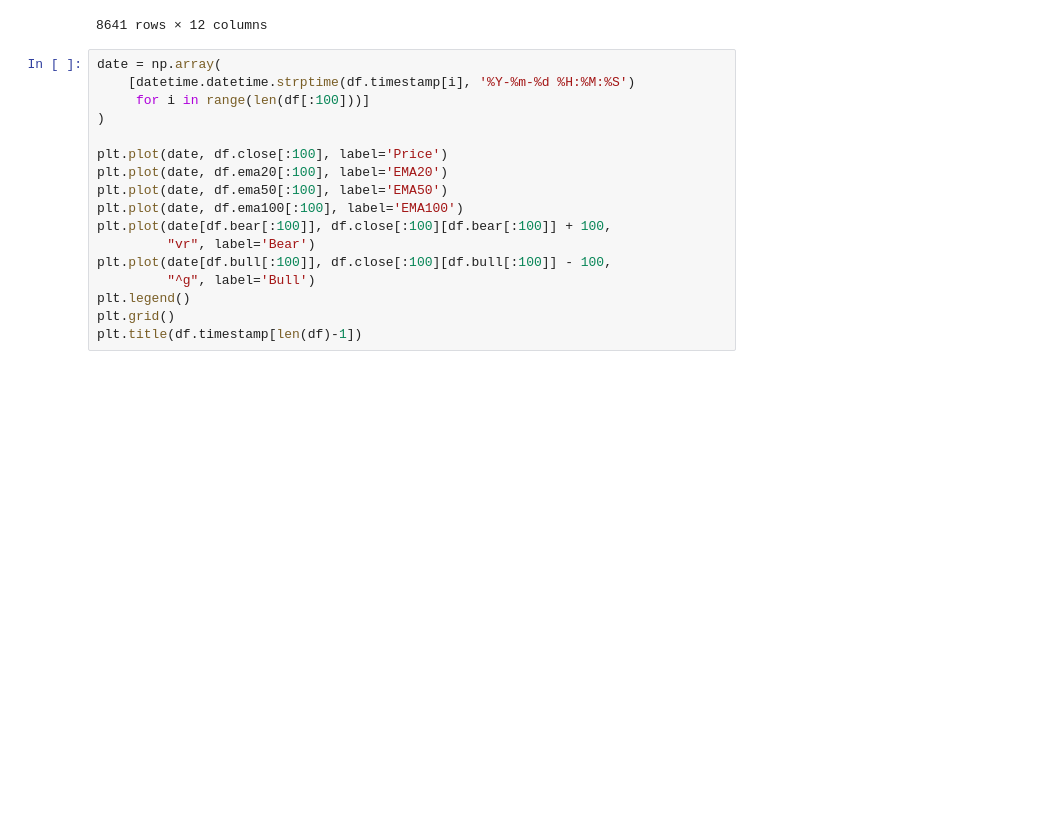
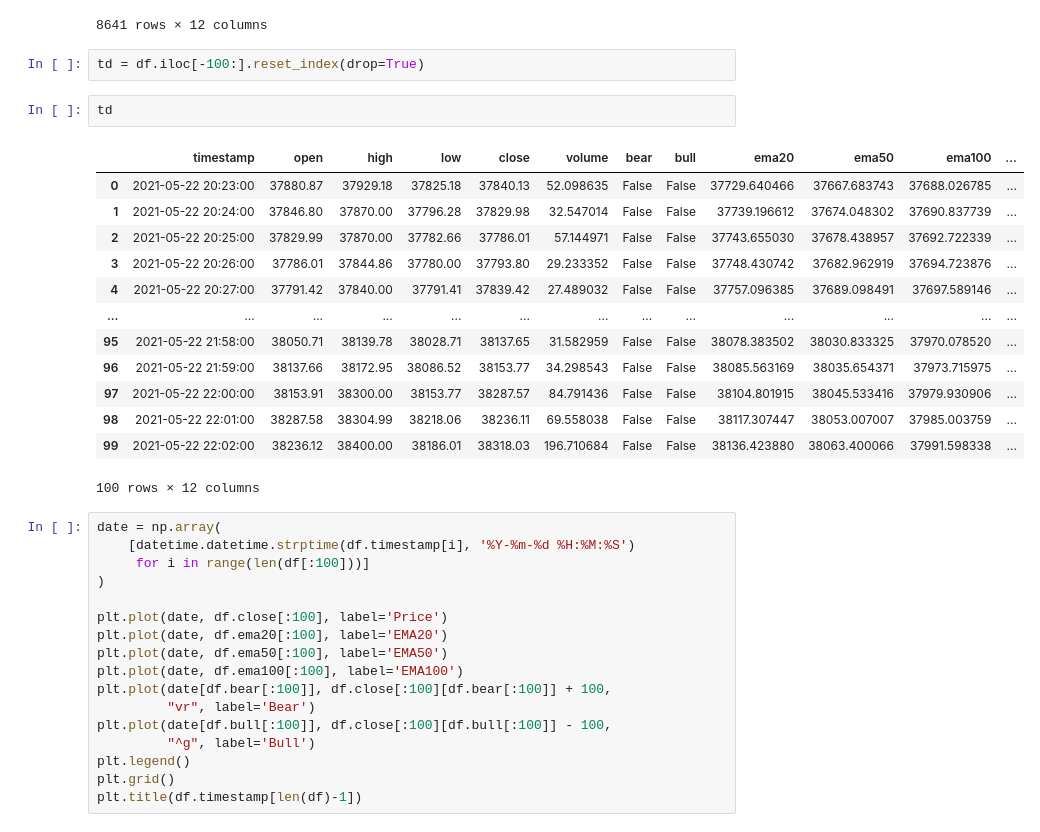
Before and after one commit to tttienthinh/GA-trading, a Jupyter notebook: Williams Fractal/1-williams test.ipynb, the cells around one changed output. Drawn from its saved outputs; the diff is of its cells as text; blank space fills up the shorter version.

```diff
--- a/Williams Fractal/1-williams test.ipynb
+++ b/Williams Fractal/1-williams test.ipynb
@@ -66,6 +66,24 @@ df
 | 8639 | 2021-05-22 22:01:00 | 38287.58 | 38304.99 | 38218.06 | 38236.11 | 69.558038 | False | False | 38117.307447 | 38053.007007 | 37985.003759 | ... |
 | 8640 | 2021-05-22 22:02:00 | 38236.12 | 38400.00 | 38186.01 | 38318.03 | 196.710684 | False | False | 38136.423880 | 38063.400066 | 37991.598338 | ... |
 8641 rows × 12 columns
+# %%
+td = df.iloc[-100:].reset_index(drop=True)
+# %%
+td
+# %% [output]
+|  | timestamp | open | high | low | close | volume | bear | bull | ema20 | ema50 | ema100 | ... |
+| 0 | 2021-05-22 20:23:00 | 37880.87 | 37929.18 | 37825.18 | 37840.13 | 52.098635 | False | False | 37729.640466 | 37667.683743 | 37688.026785 | ... |
+| 1 | 2021-05-22 20:24:00 | 37846.80 | 37870.00 | 37796.28 | 37829.98 | 32.547014 | False | False | 37739.196612 | 37674.048302 | 37690.837739 | ... |
+| 2 | 2021-05-22 20:25:00 | 37829.99 | 37870.00 | 37782.66 | 37786.01 | 57.144971 | False | False | 37743.655030 | 37678.438957 | 37692.722339 | ... |
+| 3 | 2021-05-22 20:26:00 | 37786.01 | 37844.86 | 37780.00 | 37793.80 | 29.233352 | False | False | 37748.430742 | 37682.962919 | 37694.723876 | ... |
+| 4 | 2021-05-22 20:27:00 | 37791.42 | 37840.00 | 37791.41 | 37839.42 | 27.489032 | False | False | 37757.096385 | 37689.098491 | 37697.589146 | ... |
+| ... | ... | ... | ... | ... | ... | ... | ... | ... | ... | ... | ... | ... |
+| 95 | 2021-05-22 21:58:00 | 38050.71 | 38139.78 | 38028.71 | 38137.65 | 31.582959 | False | False | 38078.383502 | 38030.833325 | 37970.078520 | ... |
+| 96 | 2021-05-22 21:59:00 | 38137.66 | 38172.95 | 38086.52 | 38153.77 | 34.298543 | False | False | 38085.563169 | 38035.654371 | 37973.715975 | ... |
+| 97 | 2021-05-22 22:00:00 | 38153.91 | 38300.00 | 38153.77 | 38287.57 | 84.791436 | False | False | 38104.801915 | 38045.533416 | 37979.930906 | ... |
+| 98 | 2021-05-22 22:01:00 | 38287.58 | 38304.99 | 38218.06 | 38236.11 | 69.558038 | False | False | 38117.307447 | 38053.007007 | 37985.003759 | ... |
+| 99 | 2021-05-22 22:02:00 | 38236.12 | 38400.00 | 38186.01 | 38318.03 | 196.710684 | False | False | 38136.423880 | 38063.400066 | 37991.598338 | ... |
+100 rows × 12 columns
 # %%
 date = np.array(
     [datetime.datetime.strptime(df.timestamp[i], '%Y-%m-%d %H:%M:%S')
```
Also changed, not shown: 1 other file.
